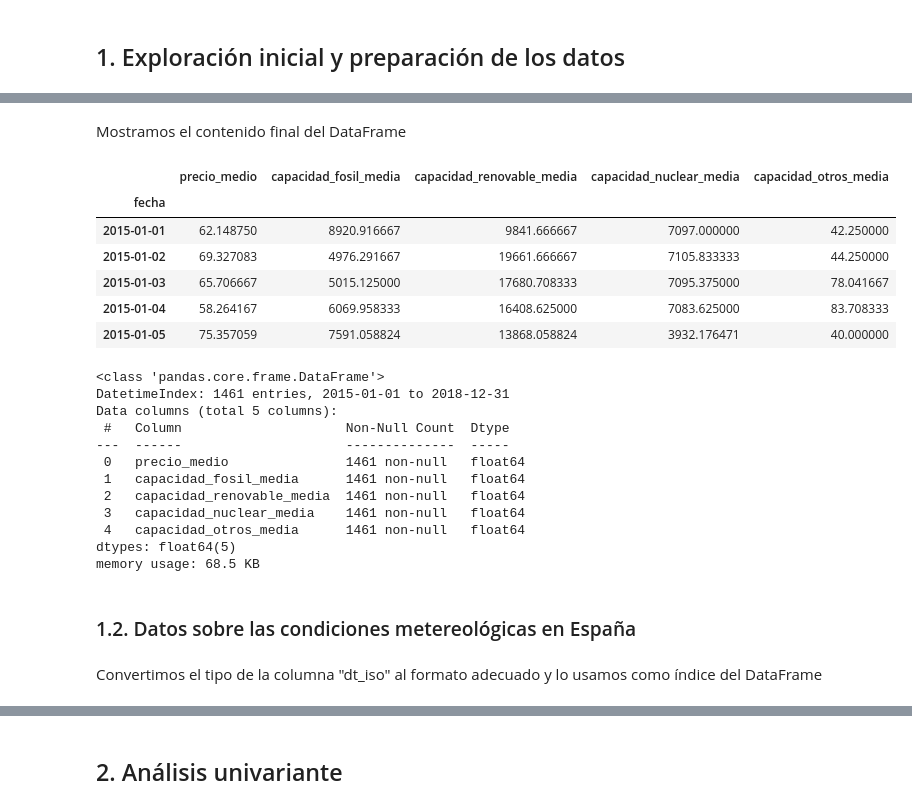
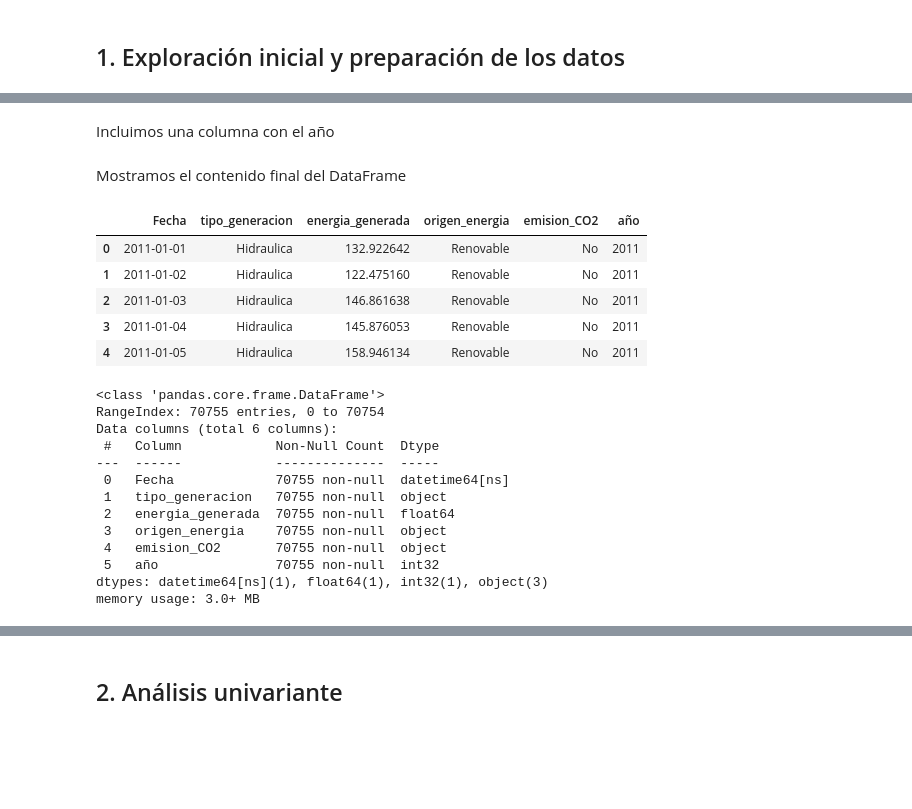
Before and after one commit to RogelioGarciaAlvarez/EDA_Energia, a Jupyter notebook: Memoria.ipynb, the cells around one changed output, grey strips where cells are left out. Cells and saved outputs as stored; diff of their text form; code cells hidden in the pictures; blank space fills up the shorter version.

```diff
--- a/Memoria.ipynb
+++ b/Memoria.ipynb
@@ -161,2 +92,0 @@ memory usage: 5.9 MB
-# %%
-df_energia.dropna(how="any",inplace=True)
@@ -165,4 +92,0 @@ Agrupamos los datos por dias en vez de por horas para tener un DataFrame mas man
-# %%
-df_energia = df_energia.groupby(df_energia.index.date).mean()
-df_energia.index = pd.to_datetime(df_energia.index)
-df_energia.rename_axis("fecha",inplace=True)
@@ -177,13 +92,0 @@ Creamos cuatro nuevas columnas con la suma de la energía generada por tipos
-# %%
-df_energia["capacidad_fosil_media"] = df_energia["generation fossil brown coal/lignite"] + df_energia["generation fossil coal-derived gas"] \
-                                    + df_energia["generation fossil gas"] + df_energia["generation fossil hard coal"] + df_energia["generation fossil oil"] \
-                                    + df_energia["generation fossil oil shale"] + df_energia["generation fossil peat"]
-
-df_energia["capacidad_renovable_media"] = df_energia["generation biomass"] + df_energia["generation geothermal"] + df_energia["generation hydro pumped storage consumption"] \
-                                        + df_energia["generation hydro run-of-river and poundage"] + df_energia["generation hydro water reservoir"] \
-                                        + df_energia["generation marine"] + df_energia["generation other renewable"] + df_energia["generation solar"] \
-                                        + df_energia["generation waste"] + df_energia["generation wind offshore"] + df_energia["generation wind onshore"]
-
-df_energia["capacidad_nuclear_media"] = df_energia["generation nuclear"]
-
-df_energia["capacidad_otros_media"] = df_energia["generation other"]
@@ -204,0 +208,4 @@ df_energia_agrupado.rename(columns={"price actual":"precio_medio"}, inplace=True
+# %% [markdown]
+Incluimos una columna con el año
+# %%
+df_energia["año"] = df_energia["Fecha"].dt.year
@@ -205,31 +218,27 @@ df_energia_agrupado.rename(columns={"price actual":"precio_medio"}, inplace=True
 # %% [markdown]
 Mostramos el contenido final del DataFrame
 # %%
-df_energia_agrupado.head()
+df_energia.head()
 # %% [output]
-|  | precio_medio | capacidad_fosil_media | capacidad_renovable_media | capacidad_nuclear_media | capacidad_otros_media |
-| fecha |  |  |  |  |  |
-| 2015-01-01 | 62.148750 | 8920.916667 | 9841.666667 | 7097.000000 | 42.250000 |
-| 2015-01-02 | 69.327083 | 4976.291667 | 19661.666667 | 7105.833333 | 44.250000 |
-| 2015-01-03 | 65.706667 | 5015.125000 | 17680.708333 | 7095.375000 | 78.041667 |
-| 2015-01-04 | 58.264167 | 6069.958333 | 16408.625000 | 7083.625000 | 83.708333 |
-| 2015-01-05 | 75.357059 | 7591.058824 | 13868.058824 | 3932.176471 | 40.000000 |
+|  | Fecha | tipo_generacion | energia_generada | origen_energia | emision_CO2 | año |
+| 0 | 2011-01-01 | Hidraulica | 132.922642 | Renovable | No | 2011 |
+| 1 | 2011-01-02 | Hidraulica | 122.475160 | Renovable | No | 2011 |
+| 2 | 2011-01-03 | Hidraulica | 146.861638 | Renovable | No | 2011 |
+| 3 | 2011-01-04 | Hidraulica | 145.876053 | Renovable | No | 2011 |
+| 4 | 2011-01-05 | Hidraulica | 158.946134 | Renovable | No | 2011 |
 # %%
-df_energia_agrupado.info()
+df_energia.info()
 # %% [output]
 <class 'pandas.core.frame.DataFrame'>
-DatetimeIndex: 1461 entries, 2015-01-01 to 2018-12-31
-Data columns (total 5 columns):
- #   Column                     Non-Null Count  Dtype
----  ------                     --------------  -----
- 0   precio_medio               1461 non-null   float64
- 1   capacidad_fosil_media      1461 non-null   float64
- 2   capacidad_renovable_media  1461 non-null   float64
- 3   capacidad_nuclear_media    1461 non-null   float64
- 4   capacidad_otros_media      1461 non-null   float64
-dtypes: float64(5)
-memory usage: 68.5 KB
+RangeIndex: 70755 entries, 0 to 70754
+Data columns (total 6 columns):
+ #   Column            Non-Null Count  Dtype
+---  ------            --------------  -----
+ 0   Fecha             70755 non-null  datetime64[ns]
+ 1   tipo_generacion   70755 non-null  object
+ 2   energia_generada  70755 non-null  float64
+ 3   origen_energia    70755 non-null  object
+ 4   emision_CO2       70755 non-null  object
+ 5   año               70755 non-null  int32
+dtypes: datetime64[ns](1), float64(1), int32(1), object(3)
+memory usage: 3.0+ MB
-# %% [markdown]
-### 1.2. Datos sobre las condiciones metereológicas en España
-# %% [markdown]
-Convertimos el tipo de la columna "dt_iso" al formato adecuado y lo usamos como índice del DataFrame
```
Also changed, not shown: parts of 89 cells of this notebook, 5 other files.
